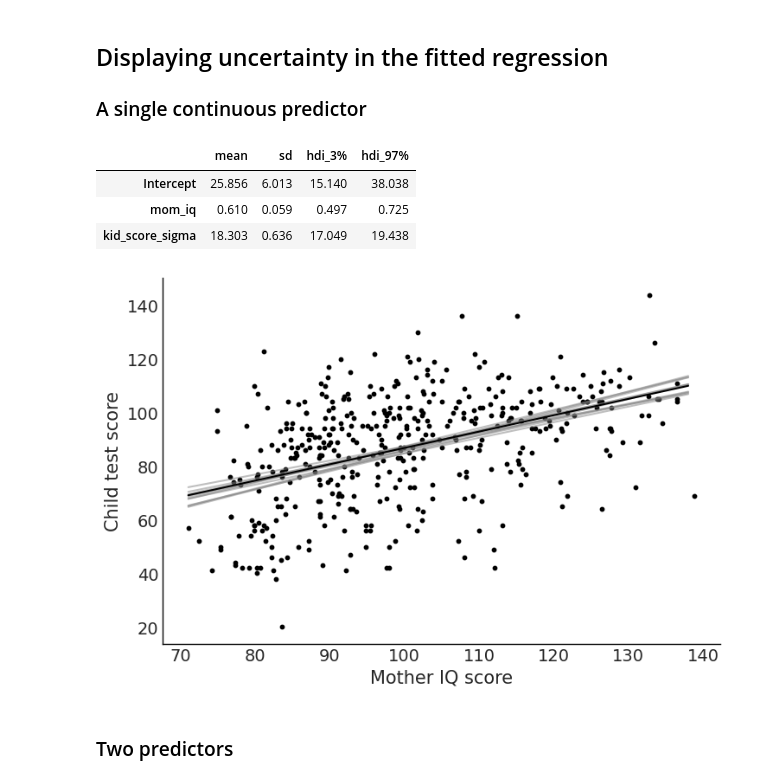
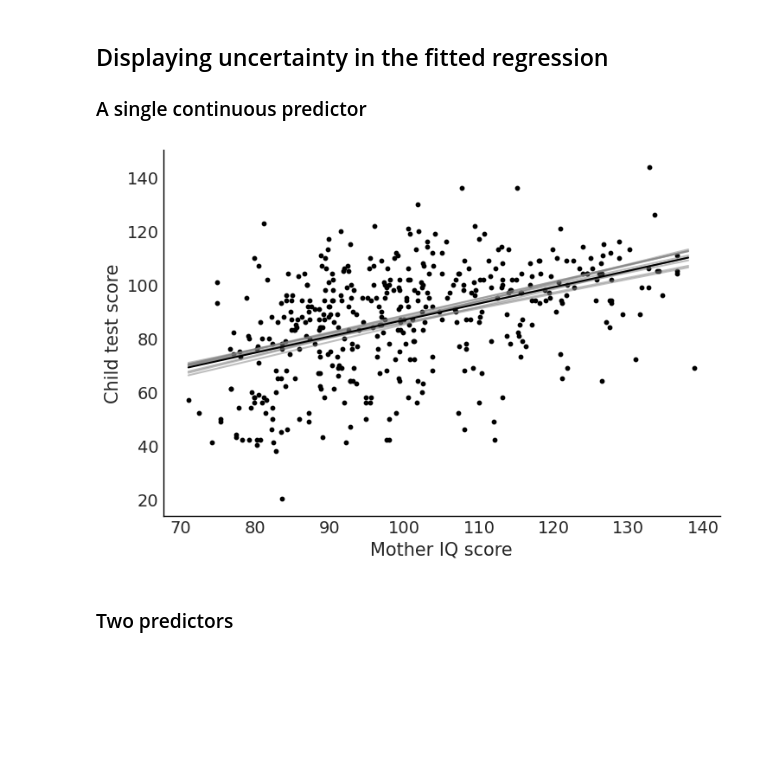
Before and after one commit to farhanreynaldo/ros-python, a Jupyter notebook: ch10/kidiq.ipynb, the cells around one changed output. Cells and saved outputs as stored; diff of their text form; code cells hidden in the pictures; blank space fills up the shorter version.

```diff
--- a/ch10/kidiq.ipynb
+++ b/ch10/kidiq.ipynb
@@ -177,30 +148,26 @@ ax.plot(x, y_pred_mom_hs_0, color='gray');
 # %% [markdown]
 ## Displaying uncertainty in the fitted regression
 ### A single continuous predictor
-# %%
-az.summary(idata_2, kind='stats')
-# %% [output]
-|  | mean | sd | hdi_3% | hdi_97% |
-| Intercept | 25.856 | 6.013 | 15.140 | 38.038 |
-| mom_iq | 0.610 | 0.059 | 0.497 | 0.725 |
-| kid_score_sigma | 18.303 | 0.636 | 17.049 | 19.438 |
 # %%
-index = rng.choice(len(idata_2.posterior['draw'].values), 10)
-intercept_sample = idata_2.posterior['Intercept'][0, index].values
-slope_sample = idata_2.posterior['mom_iq'][0, index].values
-x = np.arange(kidiq['mom_iq'].min(), kidiq['mom_iq'].max())
-y_pred = idata_2.posterior['Intercept'].values.mean() + idata_2.posterior['mom_iq'].values.mean() * x
+index = rng.choice(len(idata_2.posterior["draw"].values), 10)
+intercept_sample = idata_2.posterior["Intercept"][0, index].values
+slope_sample = idata_2.posterior["mom_iq"][0, index].values
+x = np.arange(kidiq["mom_iq"].min(), kidiq["mom_iq"].max())
+y_pred = (
+    idata_2.posterior["Intercept"].values.mean()
+    + idata_2.posterior["mom_iq"].values.mean() * x
+)
 
 fig, ax = plt.subplots()
-ax.scatter('mom_iq','kid_score', data=kidiq, color='black', s=10)
+ax.scatter("mom_iq", "kid_score", data=kidiq, color="black", s=10)
 for intercept, slope in zip(intercept_sample, slope_sample):
-    ax.plot(x, intercept + slope * x, color='gray', alpha=0.5)
-ax.plot(x, y_pred, color='black')
+    ax.plot(x, intercept + slope * x, color="gray", alpha=0.5)
+ax.plot(x, y_pred, color="black")
 
-ax.set_xlabel('Mother IQ score')
-ax.set_ylabel('Child test score');
+ax.set_xlabel("Mother IQ score")
+ax.set_ylabel("Child test score");
 # %% [output]
-[figure, old version]
+[figure, new version]
 # %% [markdown]
 ### Two predictors
 # %%
```
Also changed, not shown: parts of 13 cells of this notebook.
